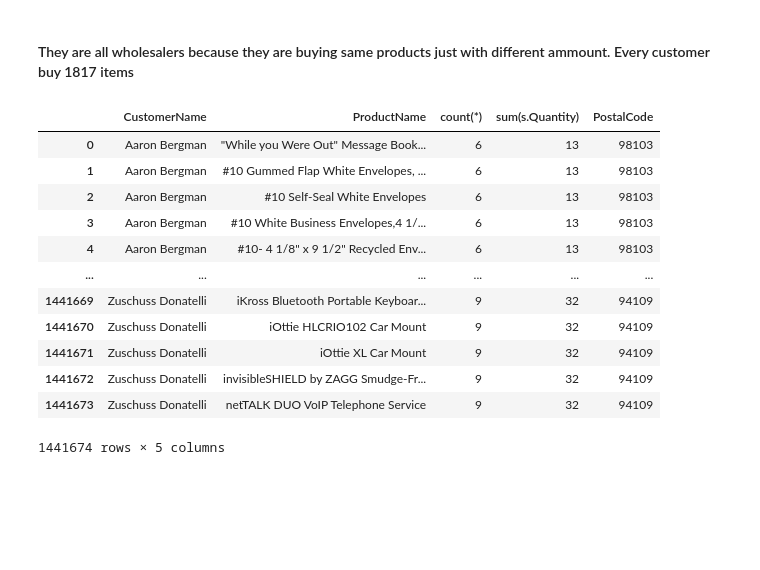
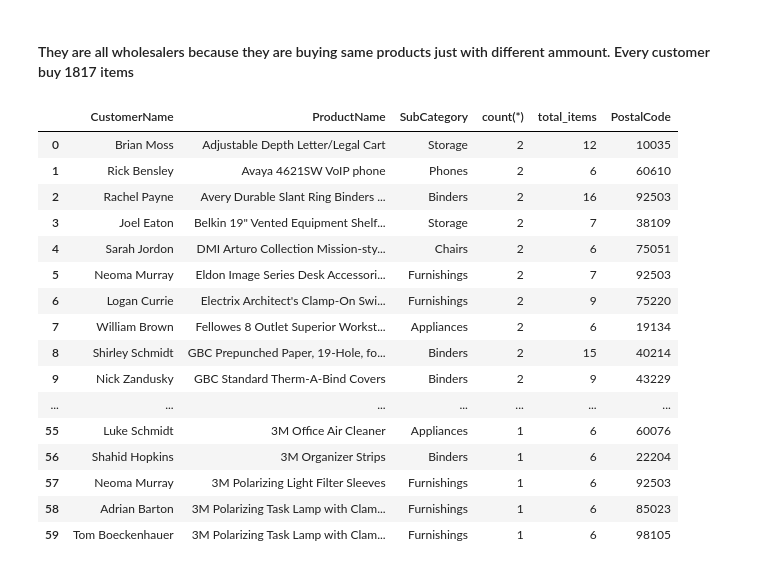
Before and after one commit to Rojhak/BI_analysis, a Jupyter notebook: eda_superstore.ipynb, the cells around one changed output. Drawn from its saved outputs; the diff is of its cells as text; code cells hidden in the pictures; blank space fills up the shorter version.

Commit message:
SubCategory

```diff
--- a/eda_superstore.ipynb
+++ b/eda_superstore.ipynb
@@ -638,34 +598,43 @@ Tamara_Chand
 # %%
 customer_behv = """
   SELECT
       c.CustomerName,
      p.ProductName,
+     p.SubCategory,
      count(*),
-     sum(s.Quantity),
+     sum(s.Quantity) as total_items,
      c.PostalCode
 
-  FROM customers c
-  JOIN orders o  ON c.CustomerID = o.CustomerID
-  JOIN  sales s ON o.OrderID = s.OrderID
-  JOIN products p ON s.ProductID = s.ProductID
+  FROM sales s
+  JOIN orders o  ON s.OrderId = o.OrderID
+  join products p ON  s.ProductID = p.ProductID and s.OrderID = o.OrderID
+  JOIN customers c ON o.customerID = c.CustomerID
 
-  group by c.CustomerName, p.ProductName
+  group by p.ProductName, c.CustomerName
+  having sum(s.Quantity) > 5
+  order by count(*) desc
+
+ -- group by c.CustomerName, p.ProductName
 
 
 
 """
-pd.read_sql(customer_behv, conn)
+pd.read_sql(customer_behv, conn).head(60)
 # %% [output]
-|  | CustomerName | ProductName | count(*) | sum(s.Quantity) | PostalCode |
-| 0 | Aaron Bergman | "While you Were Out" Message Book... | 6 | 13 | 98103 |
-| 1 | Aaron Bergman | #10 Gummed Flap White Envelopes, ... | 6 | 13 | 98103 |
-| 2 | Aaron Bergman | #10 Self-Seal White Envelopes | 6 | 13 | 98103 |
-| 3 | Aaron Bergman | #10 White Business Envelopes,4 1/... | 6 | 13 | 98103 |
-| 4 | Aaron Bergman | #10- 4 1/8" x 9 1/2" Recycled Env... | 6 | 13 | 98103 |
-| ... | ... | ... | ... | ... | ... |
-| 1441669 | Zuschuss Donatelli | iKross Bluetooth Portable Keyboar... | 9 | 32 | 94109 |
-| 1441670 | Zuschuss Donatelli | iOttie HLCRIO102 Car Mount | 9 | 32 | 94109 |
-| 1441671 | Zuschuss Donatelli | iOttie XL Car Mount | 9 | 32 | 94109 |
-| 1441672 | Zuschuss Donatelli | invisibleSHIELD by ZAGG Smudge-Fr... | 9 | 32 | 94109 |
-| 1441673 | Zuschuss Donatelli | netTALK DUO VoIP Telephone Service | 9 | 32 | 94109 |
+|  | CustomerName | ProductName | SubCategory | count(*) | total_items | PostalCode |
+| 0 | Brian Moss | Adjustable Depth Letter/Legal Cart | Storage | 2 | 12 | 10035 |
+| 1 | Rick Bensley | Avaya 4621SW VoIP phone | Phones | 2 | 6 | 60610 |
+| 2 | Rachel Payne | Avery Durable Slant Ring Binders ... | Binders | 2 | 16 | 92503 |
+| 3 | Joel Eaton | Belkin 19" Vented Equipment Shelf... | Storage | 2 | 7 | 38109 |
+| 4 | Sarah Jordon | DMI Arturo Collection Mission-sty... | Chairs | 2 | 6 | 75051 |
+| 5 | Neoma Murray | Eldon Image Series Desk Accessori... | Furnishings | 2 | 7 | 92503 |
+| 6 | Logan Currie | Electrix Architect's Clamp-On Swi... | Furnishings | 2 | 9 | 75220 |
+| 7 | William Brown | Fellowes 8 Outlet Superior Workst... | Appliances | 2 | 6 | 19134 |
+| 8 | Shirley Schmidt | GBC Prepunched Paper, 19-Hole, fo... | Binders | 2 | 15 | 40214 |
+| 9 | Nick Zandusky | GBC Standard Therm-A-Bind Covers | Binders | 2 | 9 | 43229 |
+| ... | ... | ... | ... | ... | ... | ... |
+| 55 | Luke Schmidt | 3M Office Air Cleaner | Appliances | 1 | 6 | 60076 |
+| 56 | Shahid Hopkins | 3M Organizer Strips | Binders | 1 | 6 | 22204 |
+| 57 | Neoma Murray | 3M Polarizing Light Filter Sleeves | Furnishings | 1 | 6 | 92503 |
+| 58 | Adrian Barton | 3M Polarizing Task Lamp with Clam... | Furnishings | 1 | 6 | 85023 |
+| 59 | Tom Boeckenhauer | 3M Polarizing Task Lamp with Clam... | Furnishings | 1 | 6 | 98105 |
-1441674 rows × 5 columns
```
Also changed, not shown: parts of 3 cells of this notebook, 1 other file.
